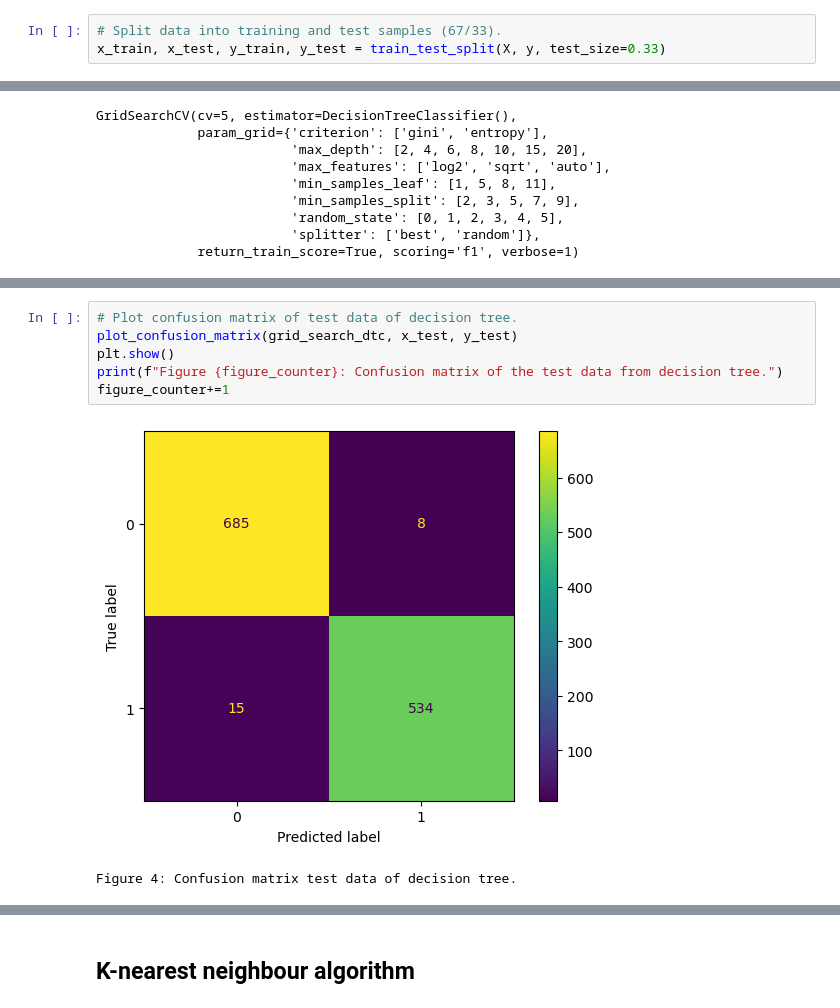
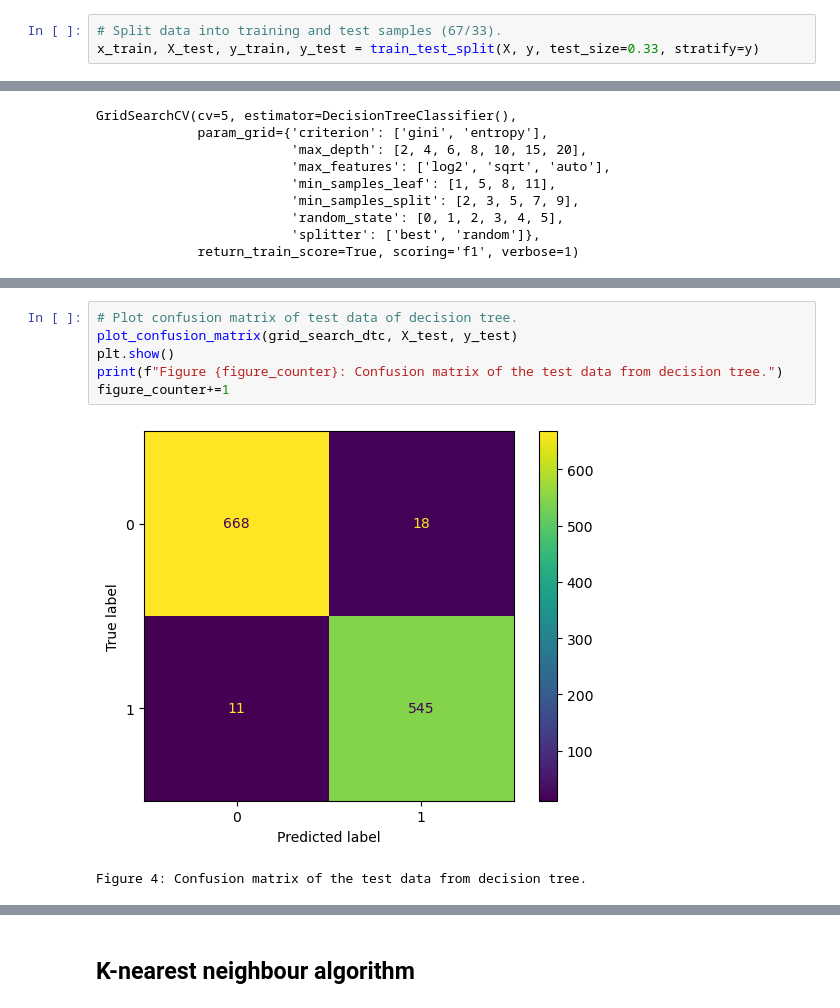
Before and after one commit to Fryke/MRIclassifier, a Jupyter notebook: DSC vs KNN.ipynb, the cells around one changed output, grey strips where cells are left out. Drawn from its saved outputs; the diff is of its cells as text.

Commit message:
data comparison

```diff
--- a/DSC vs KNN.ipynb
+++ b/DSC vs KNN.ipynb
@@ -99,7 +101,7 @@ Figure 1: Visualization of classifiction of brain tumors
 ## Decision tree algorithm
 # %%
 # Split data into training and test samples (67/33).
-x_train, x_test, y_train, y_test = train_test_split(X, y, test_size=0.33)
+x_train, X_test, y_train, y_test = train_test_split(X, y, test_size=0.33, stratify=y)
 # %%
 # Create decision tree model.
 dtc = DecisionTreeClassifier()
@@ -225,9 +226,9 @@ Figure 3: Visualization of test and train data of decision tree
 # %%
 # Plot confusion matrix of test data of decision tree.
-plot_confusion_matrix(grid_search_dtc, x_test, y_test)
+plot_confusion_matrix(grid_search_dtc, X_test, y_test)
 plt.show()
 print(f"Figure {figure_counter}: Confusion matrix of the test data from decision tree.")
 figure_counter+=1
 # %% [output]
-[figure, old version]
+[figure, new version]
-Figure 4: Confusion matrix test data of decision tree.
+Figure 4: Confusion matrix of the test data from decision tree.
```
Also changed, not shown: parts of 14 cells of this notebook.
